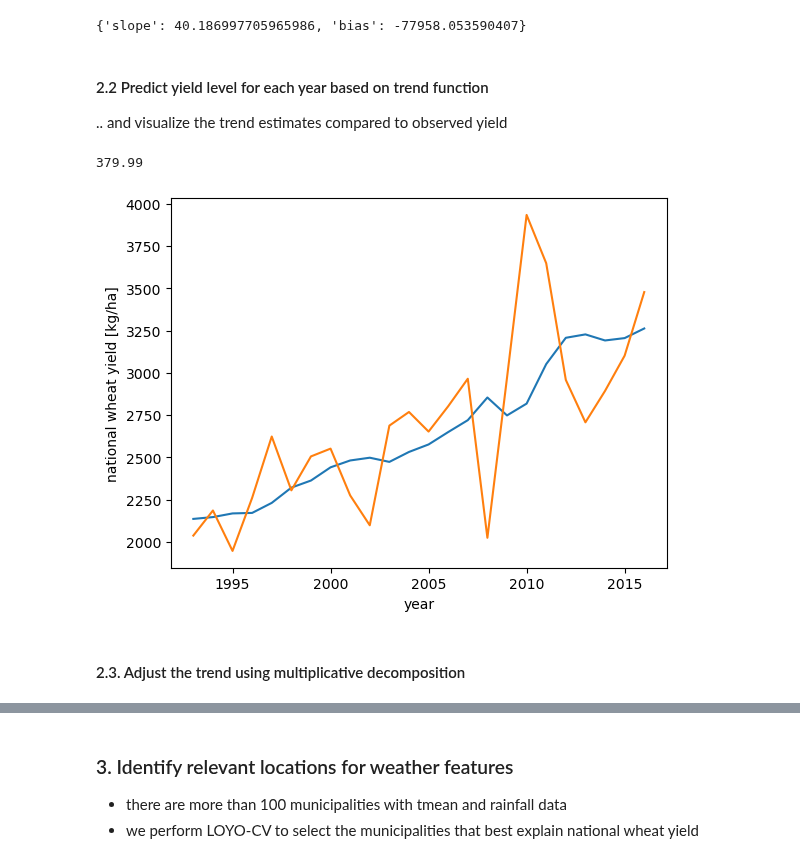
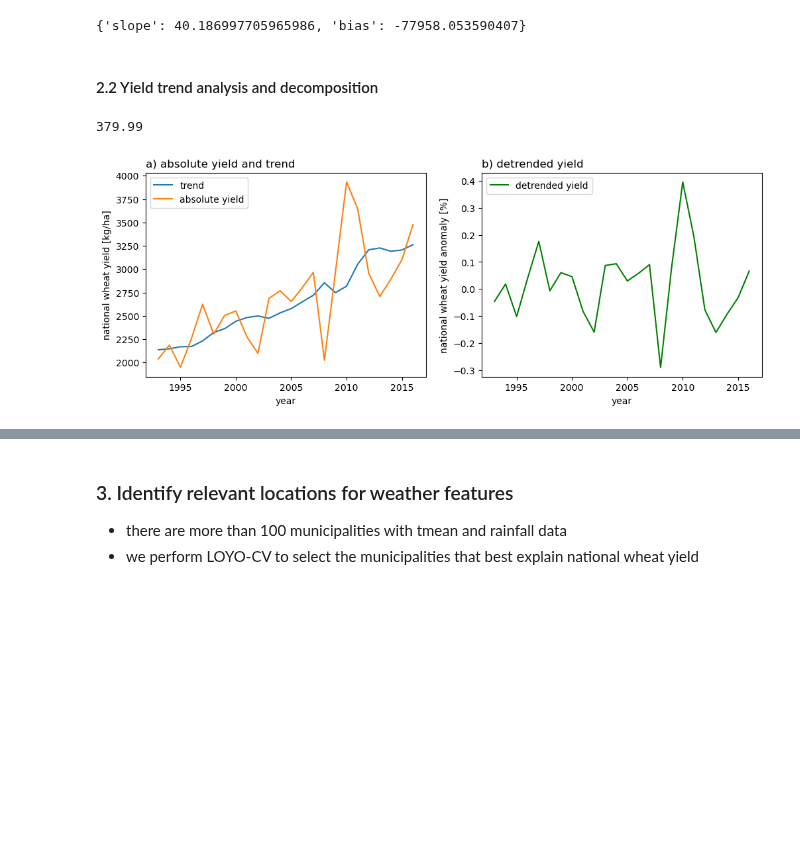
Before and after one commit to mzachow/wheat-yield-forecast-argentina, a Jupyter notebook: 3_train_model.ipynb, the cells around one changed output, grey strips where cells are left out. Cells and saved outputs as stored; diff of their text form; code cells hidden in the pictures; blank space fills up the shorter version.

```diff
--- a/3_train_model.ipynb
+++ b/3_train_model.ipynb
@@ -50,27 +51,34 @@ for year in x_y_cv["year"].unique().tolist():
 years_to_params[2010]
 # %% [output]
 {'slope': 40.186997705965986, 'bias': -77958.053590407}
-# %% [markdown]
-#### 2.2 Predict yield level for each year based on trend function
-
-.. and visualize the trend estimates compared to observed yield
+# %% [markdown]
+#### 2.2 Yield trend analysis and decomposition
 # %%
+fig, (ax1, ax2) = plt.subplots(1, 2, figsize=(12,4))
 trend_estimated = []
 
 for year in x_y_cv["year"].unique().tolist():
     value = year * years_to_params[year]["slope"] + years_to_params[year]["bias"]
     trend_estimated.append(value)
 
-plt.plot(x_y_cv["year"].unique().tolist(), trend_estimated)
-plt.plot(x_y_cv["year"].unique().tolist(), x_y_cv["yield [kg/ha]"])
-plt.ylabel("national wheat yield [kg/ha]")
-plt.xlabel("year")
+ax1.plot(x_y_cv["year"].unique().tolist(), trend_estimated, label="trend")
+ax1.plot(x_y_cv["year"].unique().tolist(), x_y_cv["yield [kg/ha]"], label="absolute yield")
+ax1.set_title("a) absolute yield and trend", loc="left")
+ax1.set_ylabel("national wheat yield [kg/ha]")
+ax1.set_xlabel("year")
+ax1.legend()
 
 # print RMSE of trend estimation
 print(np.round(mse(trend_estimated, x_y_cv["yield [kg/ha]"].values.tolist(), squared=False), 2))
-plt.show()
+
+x_y_cv["yield_trend [kg/ha]"] = trend_estimated
+x_y_cv["yield anomaly [%]"] = (x_y_cv["yield [kg/ha]"] - x_y_cv["yield_trend [kg/ha]"])/x_y_cv["yield_trend [kg/ha]"]
+
+ax2.plot(x_y_cv["year"], x_y_cv["yield anomaly [%]"], color="green", label="detrended yield");
+ax2.set_title("b) detrended yield", loc="left");
+ax2.set_ylabel("national wheat yield anomaly [%]");
+ax2.set_xlabel("year");
+ax2.legend();
 # %% [output]
 379.99
-[figure, old version]
+[figure, new version]
-# %% [markdown]
-#### 2.3. Adjust the trend using multiplicative decomposition
```
Also changed, not shown: parts of 30 cells of this notebook.
